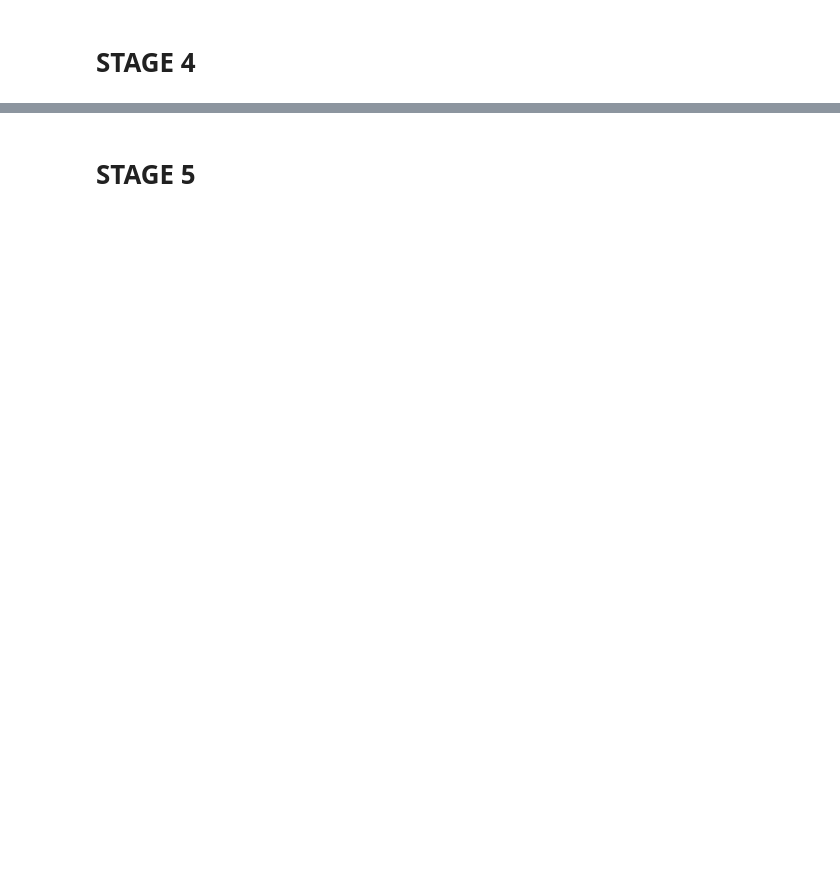
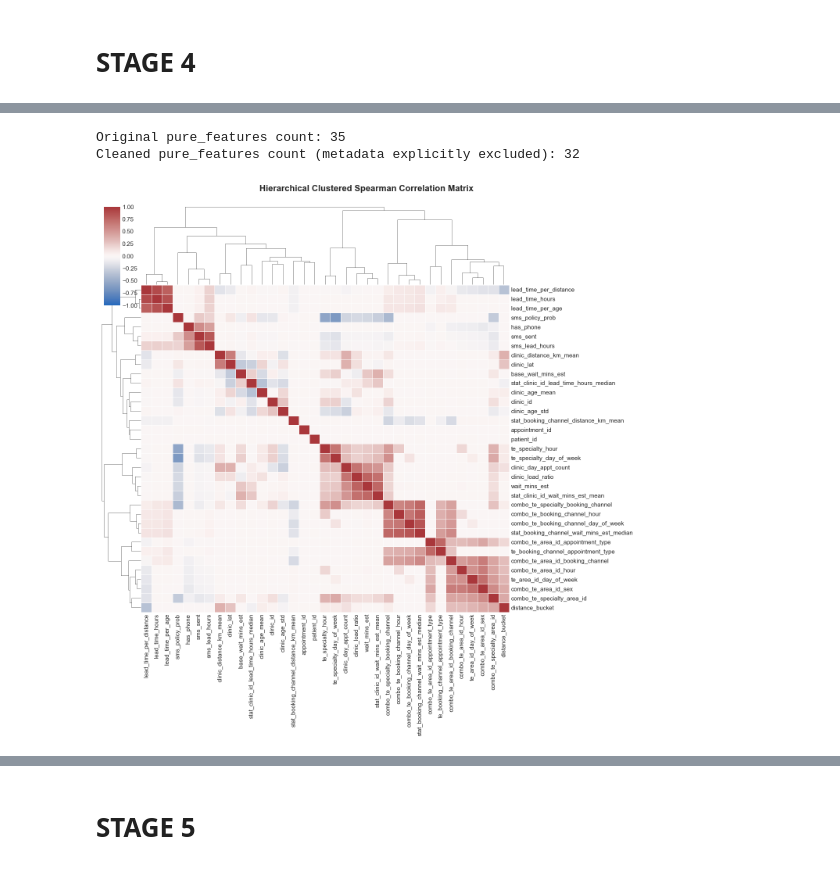
Before and after one commit to ErenReyhanlioglu/data_league_26, a Jupyter notebook: notebooks/02_feature_importance.ipynb, the cells around one changed output, grey strips where cells are left out. Saved outputs shown, nothing was run; the diff lists cells and outputs as text; code cells hidden in the pictures; blank space fills up the shorter version.

```diff
--- a/notebooks/02_feature_importance.ipynb
+++ b/notebooks/02_feature_importance.ipynb
@@ -304,2 +433,6 @@ Final Column Count: 167
 # %% [markdown]
 # **STAGE 4**
+# %%
+# 1. Load the 167-feature exploded dataset from Stage 3
+print("Loading 167-feature exploded dataset...")
+sub_train_167 = pd.read_parquet(STAGE3_OUT / "train_exploded_167.parquet")
@@ -305,0 +549,15 @@ Final Column Count: 167
+# %%
+from config import STAGE4_OUT
+
+print("--- Analyzing Multicollinearity on Training Data ---")
+pure_features = statistical_tests.remove_collinear_features(
+    df=sub_train_finel_feature_38,
+    target_col='label_noshow',
+    threshold=0.85
+)
+
+meta_cols = ['appointment_id', 'patient_id', 'clinic_id', 'label_noshow', 'appointment_datetime', 'booking_datetime']
+
+final_cols_train = [c for c in meta_cols if c in sub_train_finel_feature_38.columns] + pure_features
+final_cols_val = [c for c in meta_cols if c in sub_val_finel_feature_38.columns] + pure_features
+final_cols_test = [c for c in meta_cols if c in test_fe_finel_feature_38.columns] + pure_features
@@ -305,0 +575,27 @@ Final Column Count: 167
+# %%
+meta_cols = ['appointment_id', 'patient_id', 'clinic_id', 'label_noshow', 'appointment_datetime', 'booking_datetime']
+
+pure_features_clean = [f for f in pure_features if f not in meta_cols]
+
+print(f"Original pure_features count: {len(pure_features)}")
+print(f"Cleaned pure_features count (metadata explicitly excluded): {len(pure_features_clean)}")
+
+final_cols_train = [c for c in meta_cols if c in sub_train_finel_feature_38.columns] + pure_features_clean
+final_cols_val = [c for c in meta_cols if c in sub_val_finel_feature_38.columns] + pure_features_clean
+final_cols_test = [c for c in meta_cols if c in test_fe_finel_feature_38.columns] + pure_features_clean
+
+sub_train_pure = sub_train_finel_feature_38[final_cols_train]
+sub_val_pure = sub_val_finel_feature_38[final_cols_val]
+test_fe_pure = test_fe_finel_feature_38[final_cols_test]
+
+STAGE4_OUT.mkdir(parents=True, exist_ok=True)
+# %% [output]
+Original pure_features count: 35
+Cleaned pure_features count (metadata explicitly excluded): 32
+# %%
+plotting.plot_clustered_correlation(
+    df=sub_train_pure,
+    features_list=pure_features
+)
+# %% [output]
+[figure, added]
```
Also changed, not shown: parts of 19 cells of this notebook, 10 other files.
